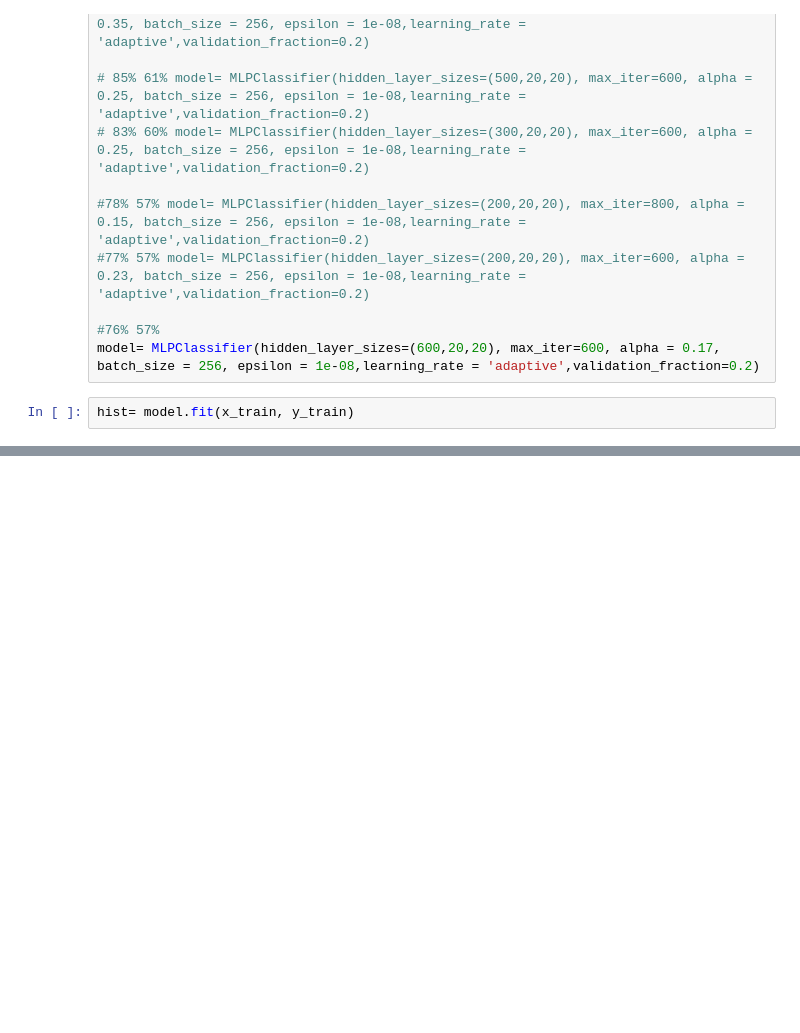
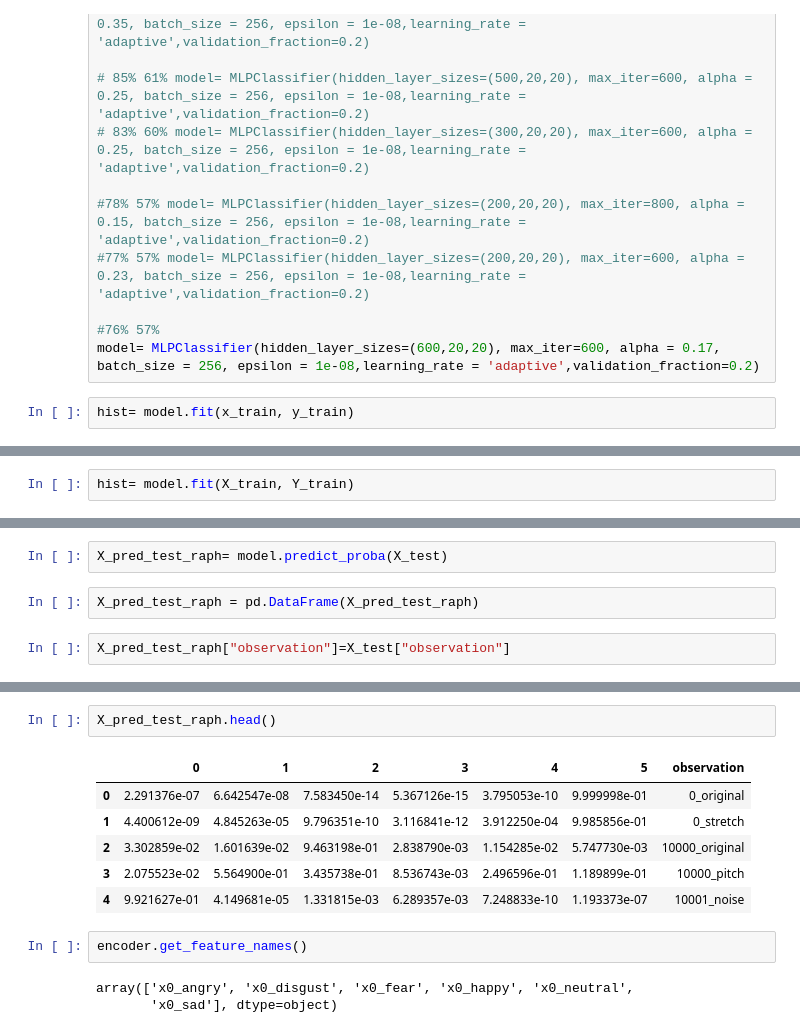
Before and after one commit to caronarthur/ai-motion, a Jupyter notebook: notebooks/mateo_neural_network.ipynb, the cells around one changed output, grey strips where cells are left out. Cells and saved outputs as stored; diff of their text form; blank space fills up the shorter version.

```diff
--- a/notebooks/mateo_neural_network.ipynb
+++ b/notebooks/mateo_neural_network.ipynb
@@ -237,0 +273,2 @@ import numpy as np
+# %%
+hist= model.fit(X_train, Y_train)
@@ -237,0 +291,6 @@ import numpy as np
+# %%
+X_pred_test_raph= model.predict_proba(X_test)
+# %%
+X_pred_test_raph = pd.DataFrame(X_pred_test_raph)
+# %%
+X_pred_test_raph["observation"]=X_test["observation"]
@@ -237,0 +319,14 @@ import numpy as np
+# %%
+X_pred_test_raph.head()
+# %% [output]
+|  | 0 | 1 | 2 | 3 | 4 | 5 | observation |
+| 0 | 2.291376e-07 | 6.642547e-08 | 7.583450e-14 | 5.367126e-15 | 3.795053e-10 | 9.999998e-01 | 0_original |
+| 1 | 4.400612e-09 | 4.845263e-05 | 9.796351e-10 | 3.116841e-12 | 3.912250e-04 | 9.985856e-01 | 0_stretch |
+| 2 | 3.302859e-02 | 1.601639e-02 | 9.463198e-01 | 2.838790e-03 | 1.154285e-02 | 5.747730e-03 | 10000_original |
+| 3 | 2.075523e-02 | 5.564900e-01 | 3.435738e-01 | 8.536743e-03 | 2.496596e-01 | 1.189899e-01 | 10000_pitch |
+| 4 | 9.921627e-01 | 4.149681e-05 | 1.331815e-03 | 6.289357e-03 | 7.248833e-10 | 1.193373e-07 | 10001_noise |
+# %%
+encoder.get_feature_names()
+# %% [output]
+array(['x0_angry', 'x0_disgust', 'x0_fear', 'x0_happy', 'x0_neutral',
+       'x0_sad'], dtype=object)
```
Also changed, not shown: parts of 56 cells of this notebook, 3 other files.
